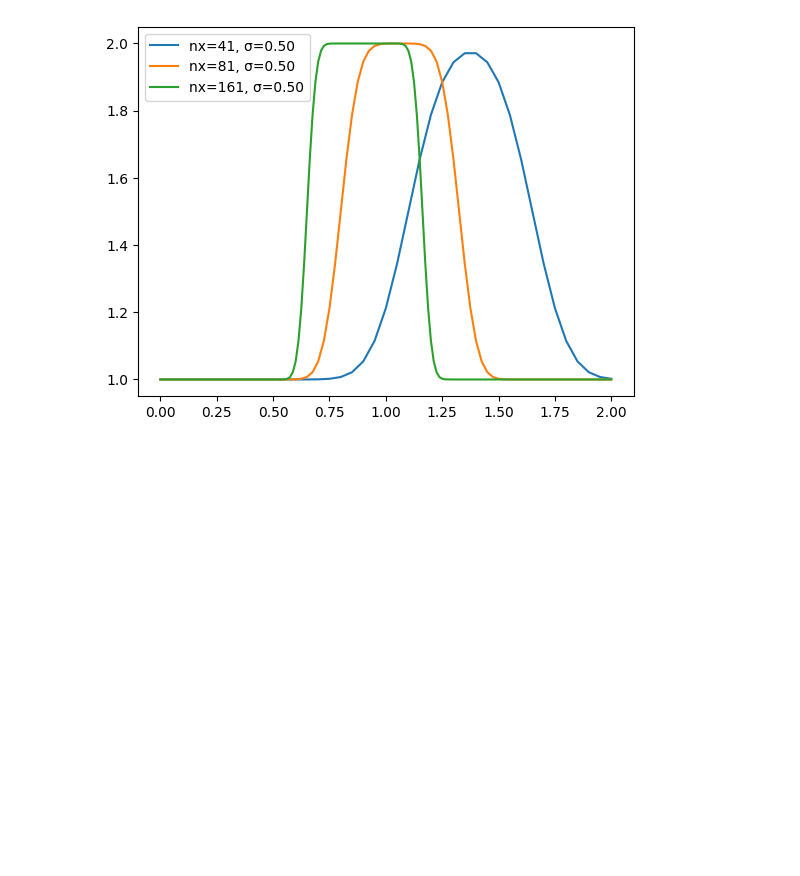
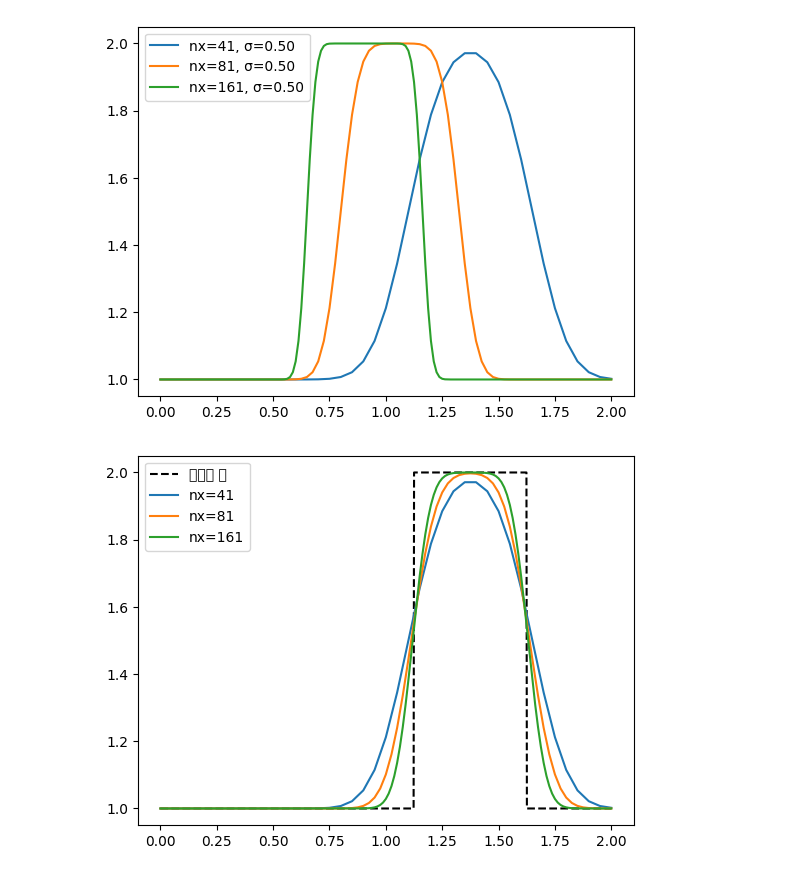
Before and after one commit to 022368-ops/cfd-python-12steps, a Jupyter notebook: step01_linear_convection.ipynb, the cells around one changed output. Saved outputs shown, nothing was run; the diff lists cells and outputs as text; code cells hidden in the pictures; blank space fills up the shorter version.

Commit message:
Compare grid resolutions against exact solution

```diff
--- a/step01_linear_convection.ipynb
+++ b/step01_linear_convection.ipynb
@@ -78,3 +78,33 @@ plt.legend()
 plt.show()
 # %% [output]
 [figure]
+# %%
+def linear_convection(nx, T=0.625, sigma=0.5, c=1):
+    dx = 2 / (nx - 1)
+    dt = sigma * dx / c
+    nt = int(T / dt)          # 총 시간 T에 맞춰 스텝 수 조정
+
+    x = np.linspace(0, 2, nx)
+    u = np.ones(nx)
+    u[int(0.5/dx):int(1/dx + 1)] = 2
+
+    for n in range(nt):
+        un = u.copy()
+        for i in range(1, nx):
+            u[i] = un[i] - c * dt / dx * (un[i] - un[i-1])
+    return x, u
+
+# 정확한 해: 초기 계단을 c*T 만큼 오른쪽으로 민 것
+T = 0.625
+x_fine = np.linspace(0, 2, 1000)
+u_exact = np.where((x_fine >= 0.5 + T) & (x_fine <= 1.0 + T), 2, 1)
+
+plt.plot(x_fine, u_exact, 'k--', label='정확한 해')
+for nx in [41, 81, 161]:
+    x, u = linear_convection(nx)
+    plt.plot(x, u, label=f'nx={nx}')
+
+plt.legend()
+plt.show()
+# %% [output]
+[figure, added]
```
Also changed, not shown: parts of 1 cell of this notebook.
